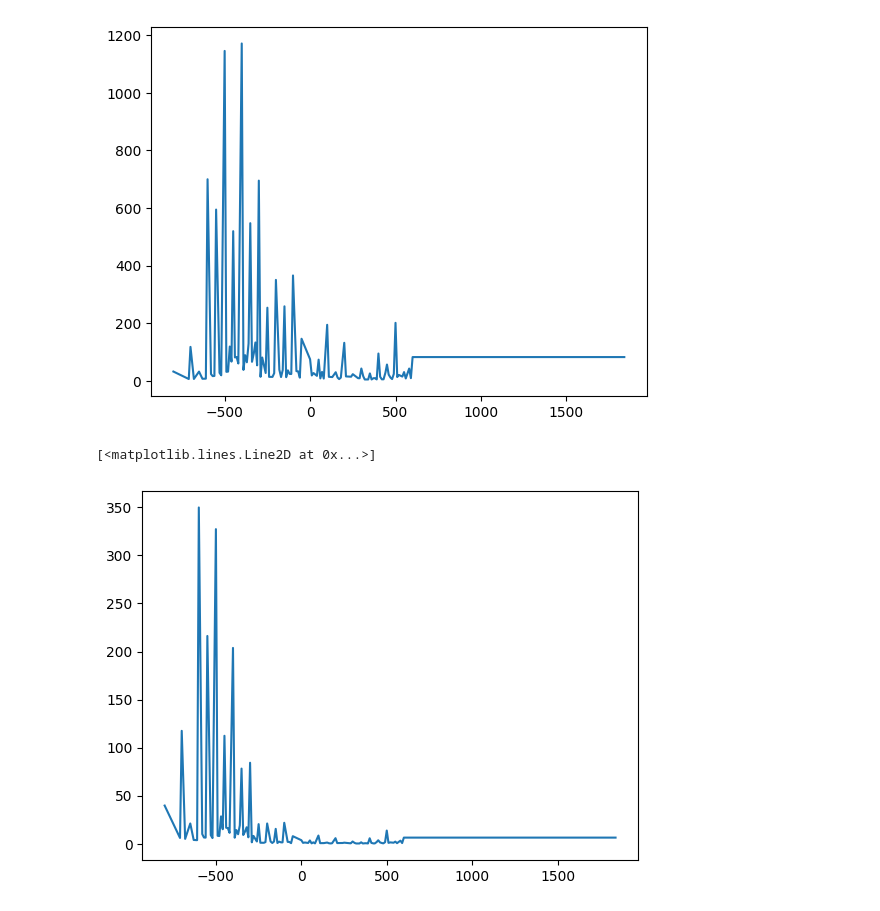
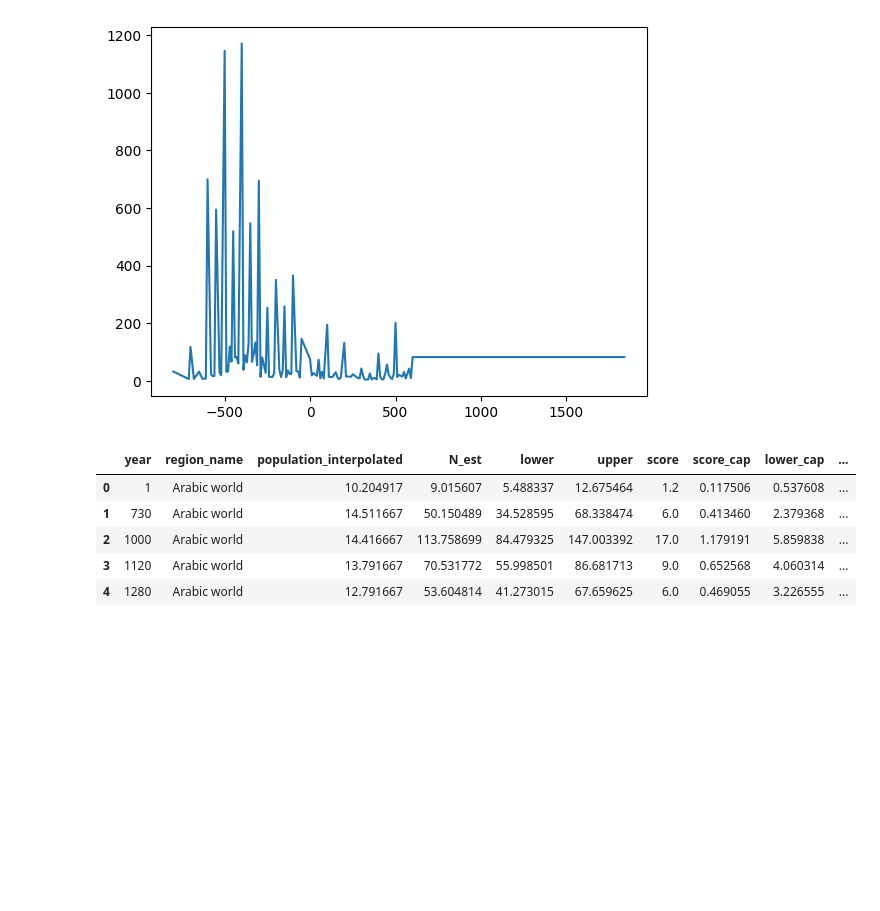
Before and after one commit to charlesdedampierre/cultura_project, a Jupyter notebook: notebooks/make_stats.ipynb, the cells around one changed output. Drawn from its saved outputs; the diff is of its cells as text; code cells hidden in the pictures; blank space fills up the shorter version.

```diff
--- a/notebooks/make_stats.ipynb
+++ b/notebooks/make_stats.ipynb
@@ -166,12 +166,14 @@ ax.plot(list(test['year']), list(test['N_est']), color='C0', label='Estimated di
 # %% [output]
 [<matplotlib.lines.Line2D at 0x...>]
 [figure]
-# %%
-fig, ax = plt.subplots(figsize=None)
-ax.plot(list(test['year']), list(test['N_est_cap']), color='C0', label='Estimated diversity')
-# %% [output]
-[<matplotlib.lines.Line2D at 0x...>]
-[figure, removed]
 # %%
 df_stats = pd.merge(interpolated_df, df_gdp, on = ['region_name', 'year'])
 df_stats.to_csv('../stats_correlation/data.csv')
+df_stats.head(5)
+# %% [output]
+|  | year | region_name | population_interpolated | N_est | lower | upper | score | score_cap | lower_cap | ... |
+| 0 | 1 | Arabic world | 10.204917 | 9.015607 | 5.488337 | 12.675464 | 1.2 | 0.117506 | 0.537608 | ... |
+| 1 | 730 | Arabic world | 14.511667 | 50.150489 | 34.528595 | 68.338474 | 6.0 | 0.413460 | 2.379368 | ... |
+| 2 | 1000 | Arabic world | 14.416667 | 113.758699 | 84.479325 | 147.003392 | 17.0 | 1.179191 | 5.859838 | ... |
+| 3 | 1120 | Arabic world | 13.791667 | 70.531772 | 55.998501 | 86.681713 | 9.0 | 0.652568 | 4.060314 | ... |
+| 4 | 1280 | Arabic world | 12.791667 | 53.604814 | 41.273015 | 67.659625 | 6.0 | 0.469055 | 3.226555 | ... |
```
